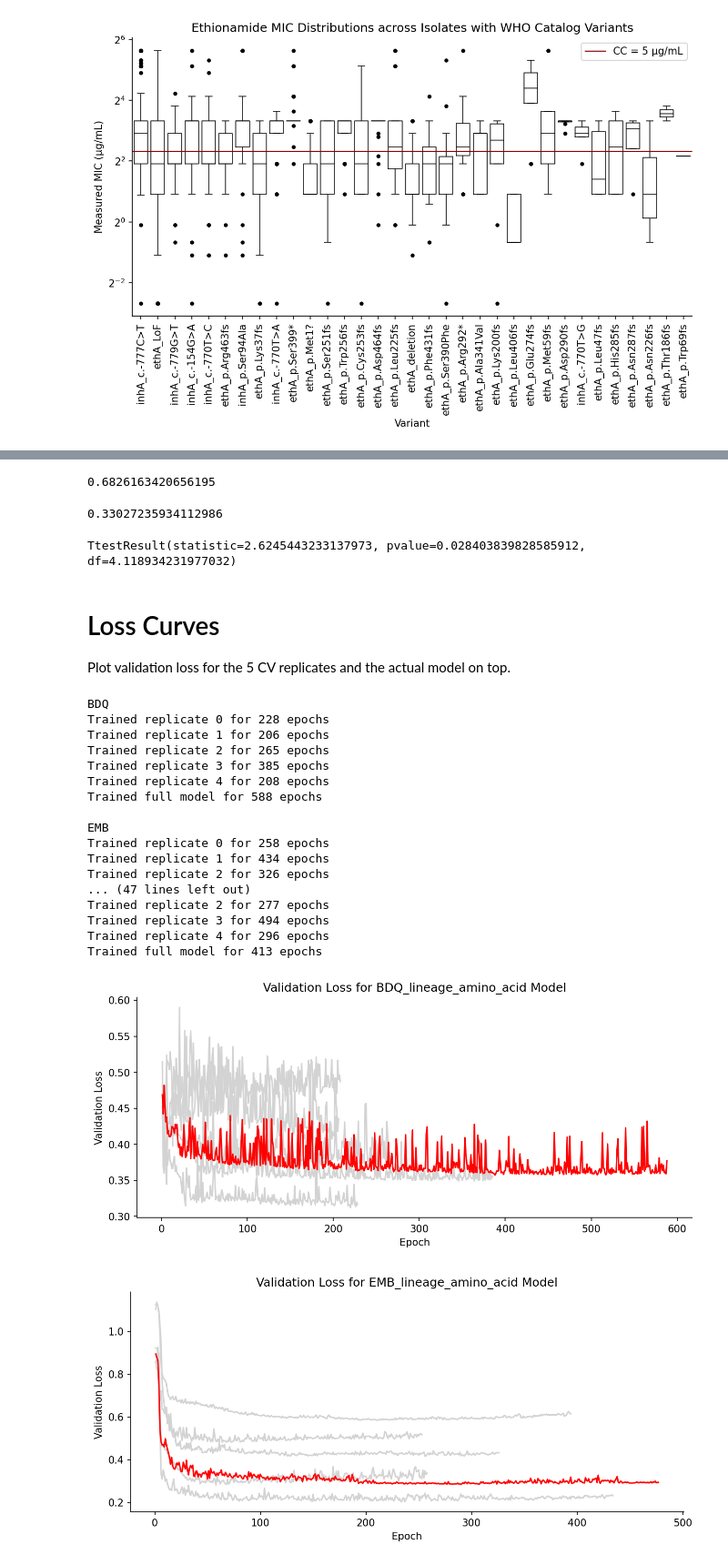
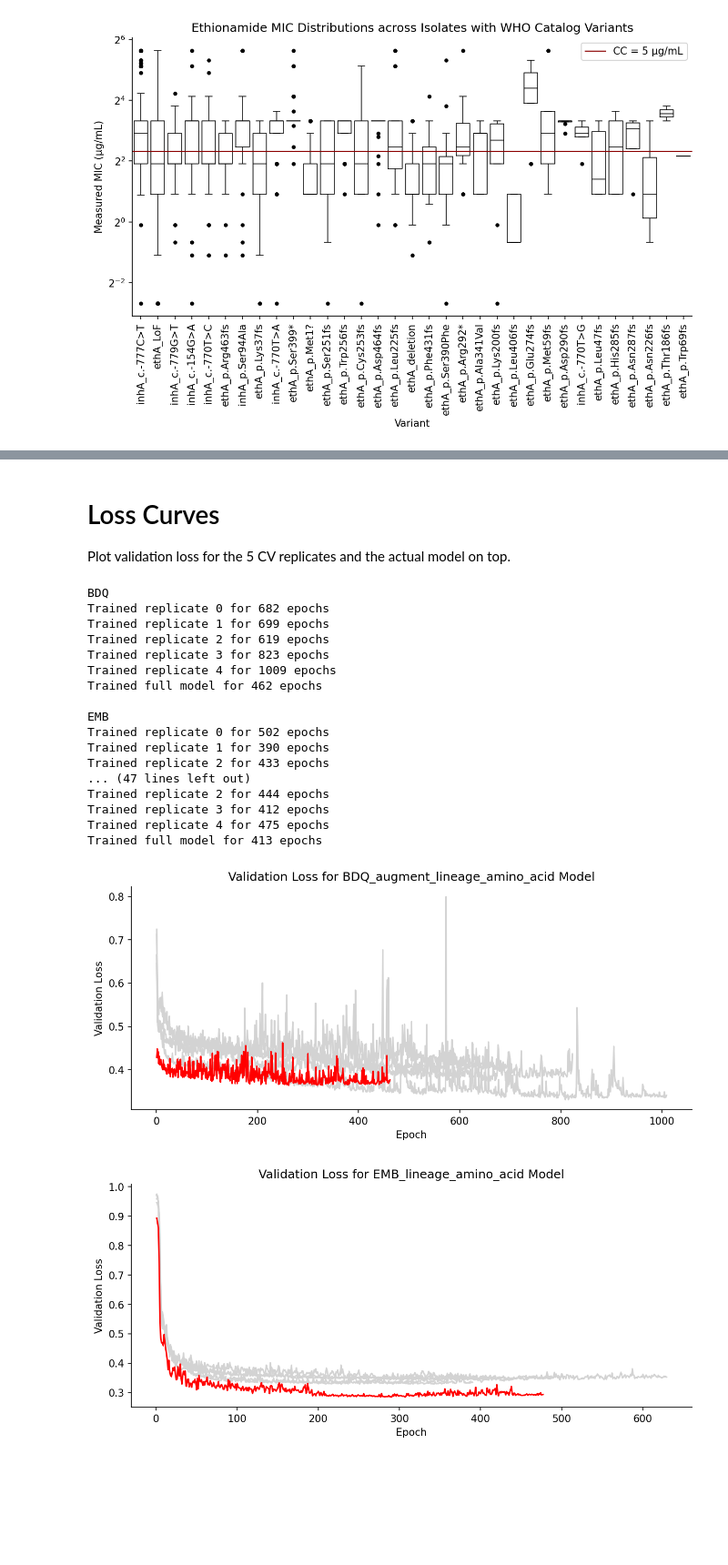
Before and after one commit to sanju99/MtbQuantCNN, a Jupyter notebook: analysis/performance_metrics.ipynb, the cells around one changed output, grey strips where cells are left out. Shown at 91% size. Cells and saved outputs as stored; diff of their text form; code cells hidden in the pictures; blank space fills up the shorter version.

```diff
--- a/analysis/performance_metrics.ipynb
+++ b/analysis/performance_metrics.ipynb
@@ -951,5 +964,15 @@ for drug in df_binary_statistics_CNN_catalog.Drug.unique():
                                              alternative='larger'
                                             )
 
-    print(drug, pval)
+    if pval <= 0.05:
+        print(f"{drug} CNN specificity greater: {pval}")
+    else:
+
+        _, pval = proportion.proportions_ztest(count=df_binary_statistics_CNN_catalog.query("Drug==@drug").sort_values('Model')['TN'].values,
+                                                 nobs=df_binary_statistics_CNN_catalog.query("Drug==@drug").sort_values('Model')[['TN', 'FP']].values.sum(axis=1),
+                                                 alternative='smaller'
+                                                )
+
+        if pval <= 0.05:
+            print(f"{drug} CNN specificity less: {pval}")
 # %% [output]
@@ -1300,5 +1110,0 @@ array(['– Lineage', '+ Lineage', '– Lineage\n AF = 25%',
-# %%
-drug = 'PZA'
-full_drug_name = abbr_drug_dict[drug]
-model_order = ['– Lineage\n– AA Properties', '+ Lineage\n– AA Properties', '– Lineage', '+ Lineage']
-df_pvals = get_performance_comparison_CNN_Reg(drug, df_combined_all_drugs.query("Drug==@full_drug_name"), model_order = model_order, plot_col='Binned_MAE', saveName=f"results/{full_drug_name}/MAE_without_AA_properties.svg")
@@ -1307,5 +1110,0 @@ df_pvals = get_performance_comparison_CNN_Reg(drug, df_combined_all_drugs.query(
-# %%
-drug = 'PZA'
-full_drug_name = abbr_drug_dict[drug]
-model_order = ['– Lineage', '+ Lineage', '+ Lineage\n+ Tier 2 Loci', '– Lineage\n+ Tier 2 Loci']
-df_pvals = get_performance_comparison_CNN_Reg(drug, df_combined_all_drugs.query("Drug==@full_drug_name"), model_order = model_order, plot_col='Binned_MAE', )#saveName=f"results/{full_drug_name}/MAE_without_AA_properties.svg")
@@ -1314,5 +1110,0 @@ df_pvals = get_performance_comparison_CNN_Reg(drug, df_combined_all_drugs.query(
-# %%
-drug = 'BDQ'
-full_drug_name = abbr_drug_dict[drug]
-model_order = ['– Lineage', '+ Lineage', '+ Lineage\n+ Tier 2 Loci', '– Lineage\n+ Tier 2 Loci']
-df_pvals = get_performance_comparison_CNN_Reg(drug, df_combined_all_drugs.query("Drug==@full_drug_name"), model_order = model_order, plot_col='Binned_MAE', )#saveName=f"results/{full_drug_name}/MAE_without_AA_properties.svg")
@@ -1342,19 +1111,3 @@ df_combined_all_drugs.loc[df_combined_all_drugs['Addl_Data']=='– Lineage\n–
-# %%
-df_combined_all_drugs.loc[df_combined_all_drugs['Addl_Data']=='– Lineage'].query("Drug=='Pyrazinamide' & Model=='CNN'")['Binned_MAE'].mean()
-# %% [output]
-0.6826163420656195
-# %%
-1.0128887014067494 - 0.6826163420656195
-# %% [output]
-0.33027235934112986
-# %%
-st.ttest_ind(df_combined_all_drugs.loc[df_combined_all_drugs['Addl_Data']=='– Lineage\n– AA Properties'].query("Drug=='Pyrazinamide' & Model=='CNN'")['Binned_MAE'],
-             df_combined_all_drugs.loc[df_combined_all_drugs['Addl_Data']=='– Lineage'].query("Drug=='Pyrazinamide' & Model=='CNN'")['Binned_MAE'],
-             equal_var=False,
-             alternative='greater'
-            )
-# %% [output]
-TtestResult(statistic=2.6245443233137973, pvalue=0.028403839828585912, df=4.118934231977032)
 # %% [markdown]
 # Loss Curves
 
@@ -1401,31 +1154,33 @@ def plot_histories(path, patience_epochs=200, cv=True, saveName=None):
 # %%
 for drug in drugs_lst:
 
     print(f"\n{drug}")
 
     if drug == 'PZA':
         model_path = 'PZA_amino_acid'
+    elif drug == 'BDQ':
+        model_path = 'BDQ_augment_lineage_amino_acid'
     else:
         model_path = f'{drug}_lineage_amino_acid'
 
     plot_histories(os.path.join(results_dir, model_path), patience_epochs=0, cv=True, saveName=f"results/{abbr_drug_dict[drug]}/loss_curves.svg")
 # %% [output]
 BDQ
-Trained replicate 0 for 228 epochs
-Trained replicate 1 for 206 epochs
-Trained replicate 2 for 265 epochs
-Trained replicate 3 for 385 epochs
-Trained replicate 4 for 208 epochs
-Trained full model for 588 epochs
+Trained replicate 0 for 682 epochs
+Trained replicate 1 for 699 epochs
+Trained replicate 2 for 619 epochs
+Trained replicate 3 for 823 epochs
+Trained replicate 4 for 1009 epochs
+Trained full model for 462 epochs
 
 EMB
-Trained replicate 0 for 258 epochs
-Trained replicate 1 for 434 epochs
-Trained replicate 2 for 326 epochs
+Trained replicate 0 for 502 epochs
+Trained replicate 1 for 390 epochs
+Trained replicate 2 for 433 epochs
 ... (47 lines left out)
-Trained replicate 2 for 277 epochs
-Trained replicate 3 for 494 epochs
-Trained replicate 4 for 296 epochs
+Trained replicate 2 for 444 epochs
+Trained replicate 3 for 412 epochs
+Trained replicate 4 for 475 epochs
 Trained full model for 413 epochs
-[figure, old version]
+[figure, new version]
-[figure, old version]
+[figure, new version]
```
Also changed, not shown: parts of 127 cells of this notebook, 58 other files.
